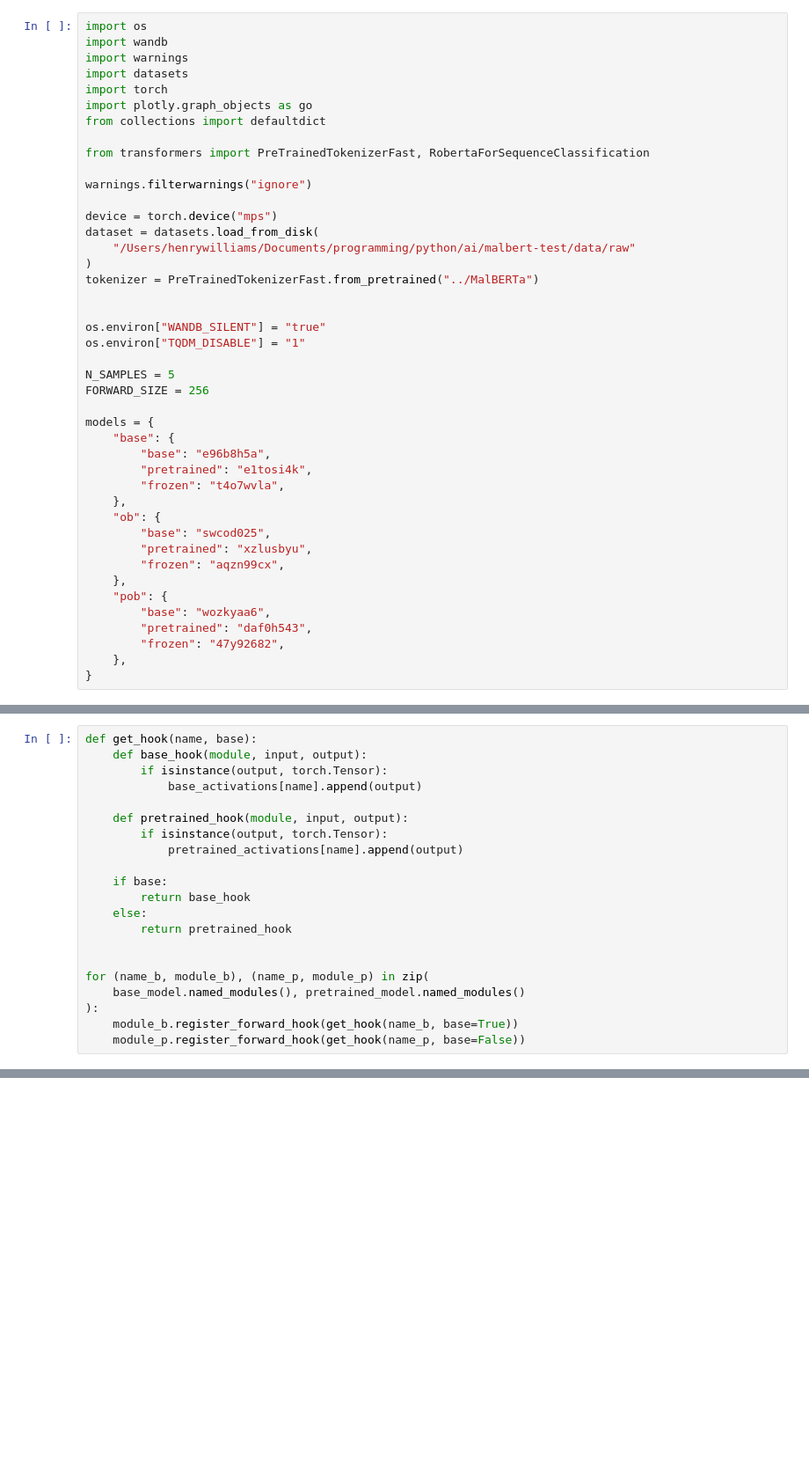
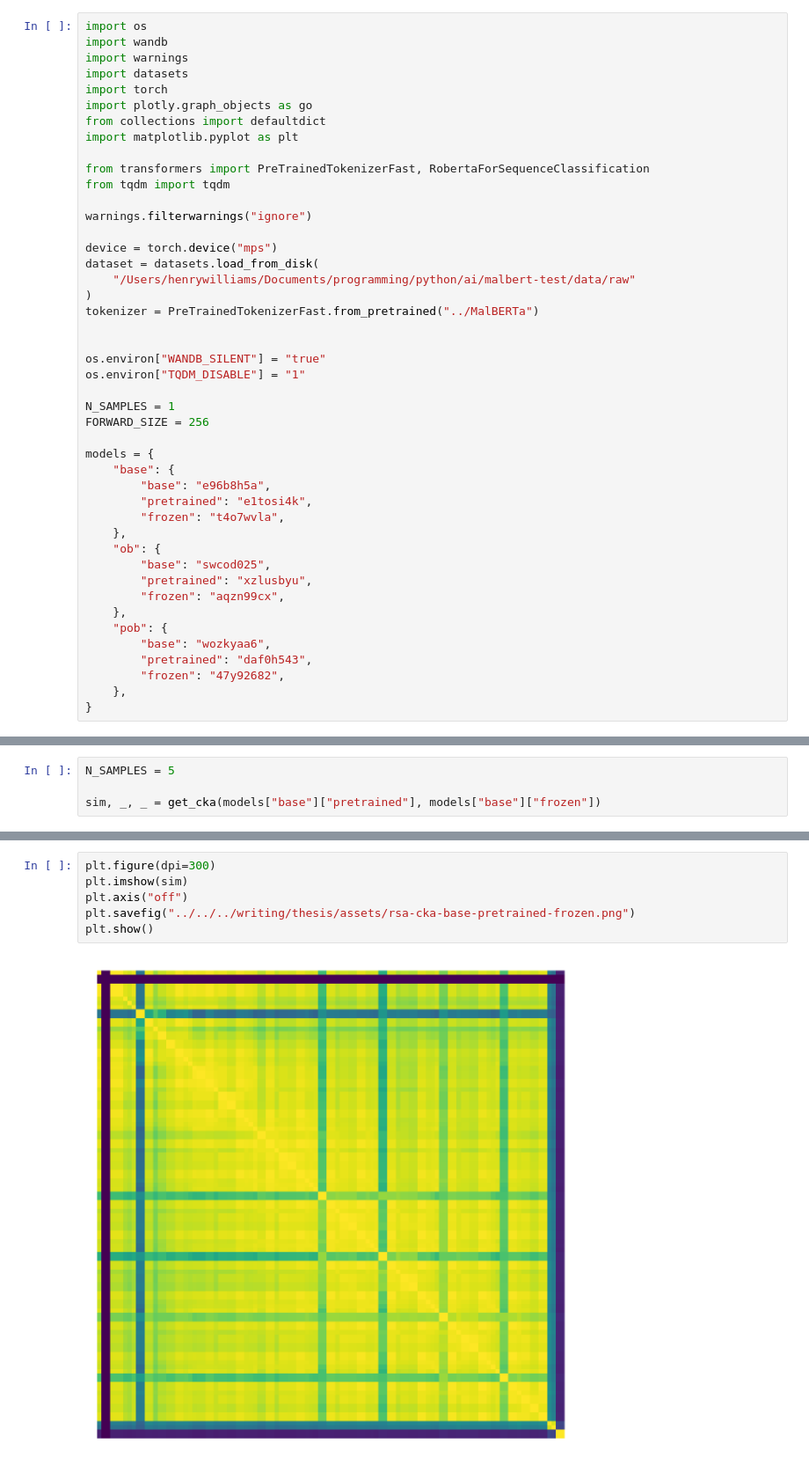
Before and after one commit to Henry-Ash-Williams/masters-thesis, a Jupyter notebook: src/malberta/notebooks/cka.ipynb, the cells around one changed output, grey strips where cells are left out. Shown at 88% size. Cells and saved outputs as stored; diff of their text form; blank space fills up the shorter version.

Commit message:
more writing

```diff
--- a/src/malberta/notebooks/cka.ipynb
+++ b/src/malberta/notebooks/cka.ipynb
@@ -6,8 +6,10 @@ import datasets
 import torch
 import plotly.graph_objects as go
 from collections import defaultdict
+import matplotlib.pyplot as plt
 
 from transformers import PreTrainedTokenizerFast, RobertaForSequenceClassification
+from tqdm import tqdm
 
 warnings.filterwarnings("ignore")
 
@@ -21,7 +23,7 @@ tokenizer = PreTrainedTokenizerFast.from_pretrained("../MalBERTa")
 os.environ["WANDB_SILENT"] = "true"
 os.environ["TQDM_DISABLE"] = "1"
 
-N_SAMPLES = 5
+N_SAMPLES = 1
 FORWARD_SIZE = 256
 
 models = {
@@ -65,27 +67,6 @@ def get_model(id):
     )
     artifact_dir = artifact.download()
     return RobertaForSequenceClassification.from_pretrained(artifact_dir)
-# %%
-def get_hook(name, base):
-    def base_hook(module, input, output):
-        if isinstance(output, torch.Tensor):
-            base_activations[name].append(output)
-
-    def pretrained_hook(module, input, output):
-        if isinstance(output, torch.Tensor):
-            pretrained_activations[name].append(output)
-
-    if base:
-        return base_hook
-    else:
-        return pretrained_hook
-
-
-for (name_b, module_b), (name_p, module_p) in zip(
-    base_model.named_modules(), pretrained_model.named_modules()
-):
-    module_b.register_forward_hook(get_hook(name_b, base=True))
-    module_p.register_forward_hook(get_hook(name_p, base=False))
 # %%
 def linear_CKA(X: torch.Tensor, Y: torch.Tensor) -> torch.Tensor:
     def center_gram(K: torch.Tensor) -> torch.Tensor:
@@ -187,0 +199,4 @@ fig.show()
+# %%
+N_SAMPLES = 5
+
+sim, _, _ = get_cka(models["base"]["pretrained"], models["base"]["frozen"])
@@ -187,0 +210,8 @@ fig.show()
+# %%
+plt.figure(dpi=300)
+plt.imshow(sim)
+plt.axis("off")
+plt.savefig("../../../writing/thesis/assets/rsa-cka-base-pretrained-frozen.png")
+plt.show()
+# %% [output]
+[figure, added]
```
Also changed, not shown: parts of 3 cells of this notebook, 25 other files.
